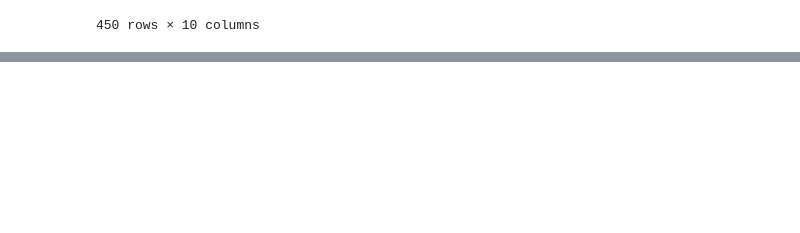
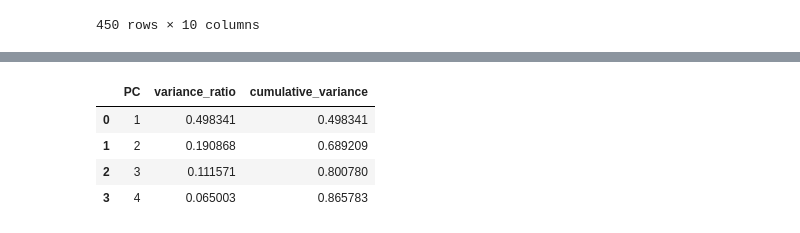
Before and after one commit to alex-abrego/nba-player-archetype-analysis, a Jupyter notebook: notebooks/04_model_selection.ipynb, the cells around one changed output, grey strips where cells are left out. Saved outputs shown, nothing was run; the diff lists cells and outputs as text; code cells hidden in the pictures; blank space fills up the shorter version.

```diff
--- a/notebooks/04_model_selection.ipynb
+++ b/notebooks/04_model_selection.ipynb
@@ -1384,0 +1537,14 @@ composite_features = composite_scaled.columns.tolist()
+# %%
+pca_composite = PCA(4)
+X_pca_composite = pca_composite.fit_transform(composite_scaled)
+
+explained_variance_comp = pd.DataFrame({"PC": range(1, len(pca_composite.explained_variance_ratio_) + 1),
+                                   "variance_ratio": pca_composite.explained_variance_ratio_})
+explained_variance_comp["cumulative_variance"] = explained_variance_comp["variance_ratio"].cumsum()
+explained_variance_comp
+# %% [output]
+|  | PC | variance_ratio | cumulative_variance |
+| 0 | 1 | 0.498341 | 0.498341 |
+| 1 | 2 | 0.190868 | 0.689209 |
+| 2 | 3 | 0.111571 | 0.800780 |
+| 3 | 4 | 0.065003 | 0.865783 |
```
Also changed, not shown: parts of 4 cells of this notebook.
